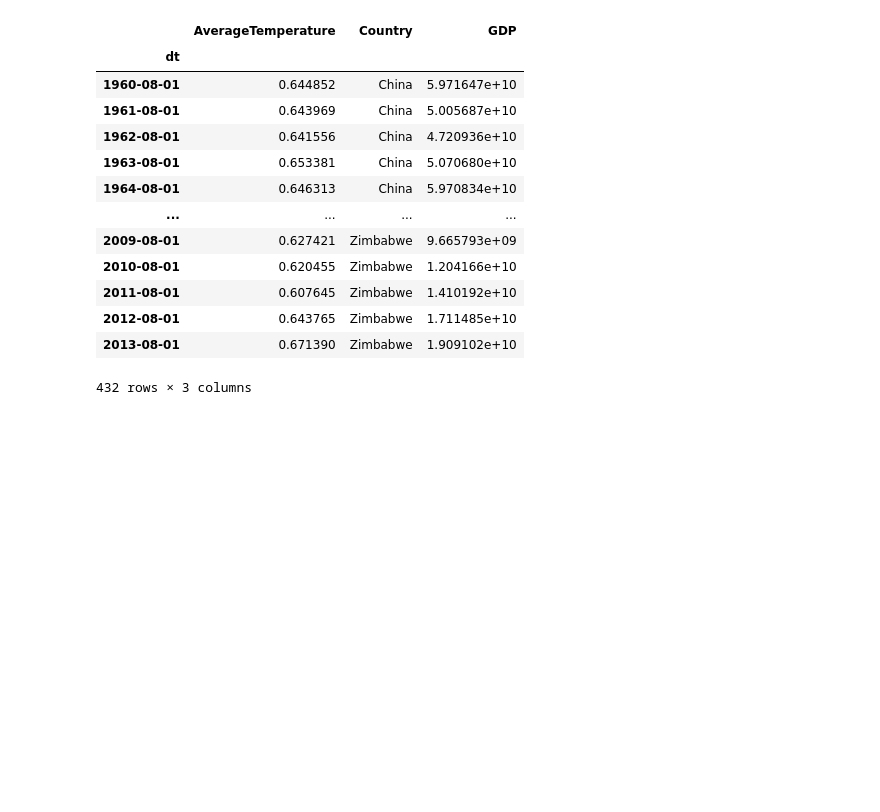
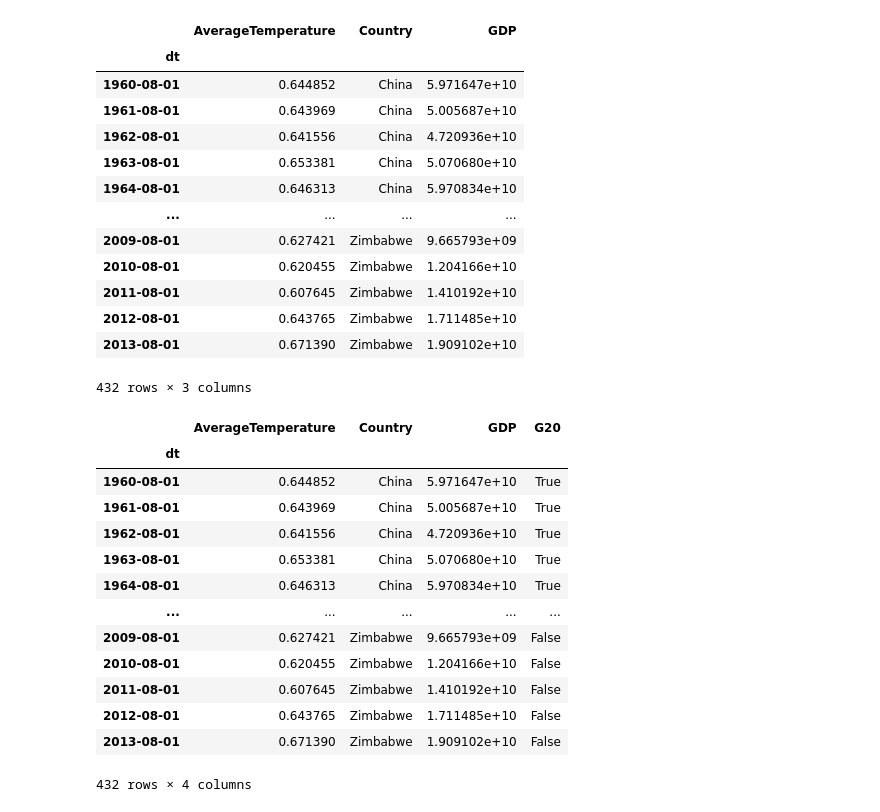
Before and after one commit to NamkhangNLe/Data-Analysis-for-Global-Temperatures-vs-GDP, a Jupyter notebook: Combine.ipynb, the cells around one changed output. Cells and saved outputs as stored; diff of their text form; code cells hidden in the pictures; blank space fills up the shorter version.

Commit message:
updated Tableau

```diff
--- a/Combine.ipynb
+++ b/Combine.ipynb
@@ -80,9 +80,8 @@ df1
 432 rows × 3 columns
 # %%
 # Normalizes data
-df_max_scaled = df1.copy()
-df_max_scaled['AverageTemperature']  = df_max_scaled['AverageTemperature'] / df_max_scaled['AverageTemperature'].abs().max()
-display(df_max_scaled)
+df1['AverageTemperature']  = df1['AverageTemperature'] / df1['AverageTemperature'].abs().max()
+display(df1)
 # %% [output]
 |  | AverageTemperature | Country | GDP |
 | dt |  |  |  |
@@ -98,5 +97,27 @@ display(df_max_scaled)
 | 2012-08-01 | 0.643765 | Zimbabwe | 1.711485e+10 |
 | 2013-08-01 | 0.671390 | Zimbabwe | 1.909102e+10 |
 432 rows × 3 columns
+# %%
+df1["G20"] = False
+df1.loc[df1['Country'] == 'China', 'G20'] = True
+df1.loc[df1['Country'] == 'United States', 'G20'] = True
+df1.loc[df1['Country'] == 'Japan', 'G20'] = True
+df1.loc[df1['Country'] == 'United Kingdom', 'G20'] = True
+df1
+# %% [output]
+|  | AverageTemperature | Country | GDP | G20 |
+| dt |  |  |  |  |
+| 1960-08-01 | 0.644852 | China | 5.971647e+10 | True |
+| 1961-08-01 | 0.643969 | China | 5.005687e+10 | True |
+| 1962-08-01 | 0.641556 | China | 4.720936e+10 | True |
+| 1963-08-01 | 0.653381 | China | 5.070680e+10 | True |
+| 1964-08-01 | 0.646313 | China | 5.970834e+10 | True |
+| ... | ... | ... | ... | ... |
+| 2009-08-01 | 0.627421 | Zimbabwe | 9.665793e+09 | False |
+| 2010-08-01 | 0.620455 | Zimbabwe | 1.204166e+10 | False |
+| 2011-08-01 | 0.607645 | Zimbabwe | 1.410192e+10 | False |
+| 2012-08-01 | 0.643765 | Zimbabwe | 1.711485e+10 | False |
+| 2013-08-01 | 0.671390 | Zimbabwe | 1.909102e+10 | False |
+432 rows × 4 columns
 # %%
 df1 = df1.to_csv('combine.csv', index = True)
```
Also changed, not shown: 4 other files.
